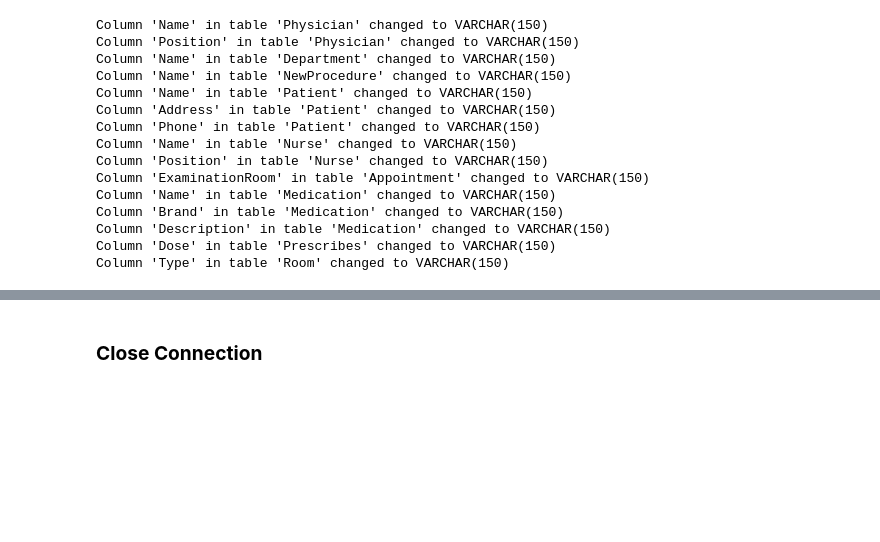
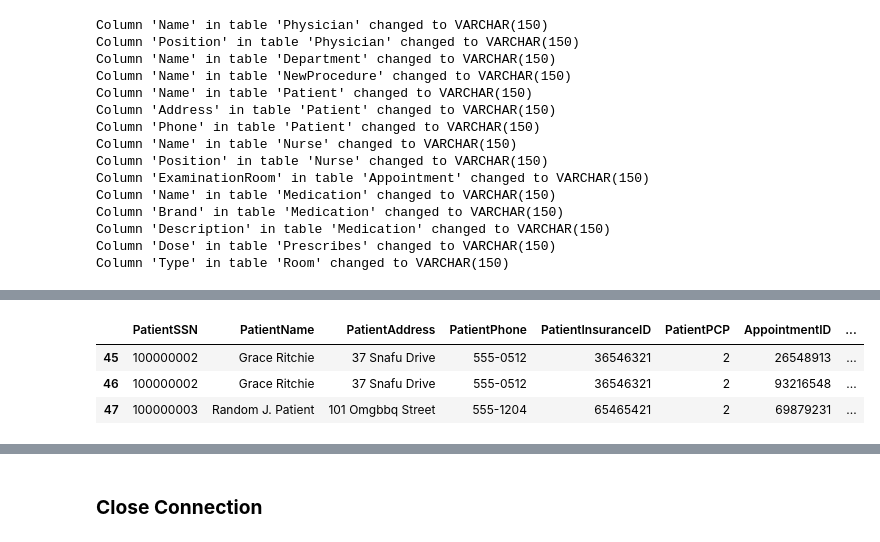
Before and after one commit to anhvi02/Hospital_DataPipeline, a Jupyter notebook: pipeline/pipeline.ipynb, the cells around one changed output, grey strips where cells are left out. Cells and saved outputs as stored; diff of their text form; code cells hidden in the pictures; blank space fills up the shorter version.

```diff
--- a/pipeline/pipeline.ipynb
+++ b/pipeline/pipeline.ipynb
@@ -256,0 +378,7 @@ PRIMARY KEY: [DepartmentID]
+# %%
+df[df['UndergoesPatient'].isnull()]
+# %% [output]
+|  | PatientSSN | PatientName | PatientAddress | PatientPhone | PatientInsuranceID | PatientPCP | AppointmentID | ... |
+| 45 | 100000002 | Grace Ritchie | 37 Snafu Drive | 555-0512 | 36546321 | 2 | 26548913 | ... |
+| 46 | 100000002 | Grace Ritchie | 37 Snafu Drive | 555-0512 | 36546321 | 2 | 93216548 | ... |
+| 47 | 100000003 | Random J. Patient | 101 Omgbbq Street | 555-1204 | 65465421 | 2 | 69879231 | ... |
```
Also changed, not shown: parts of 23 cells of this notebook, 1 other file.
